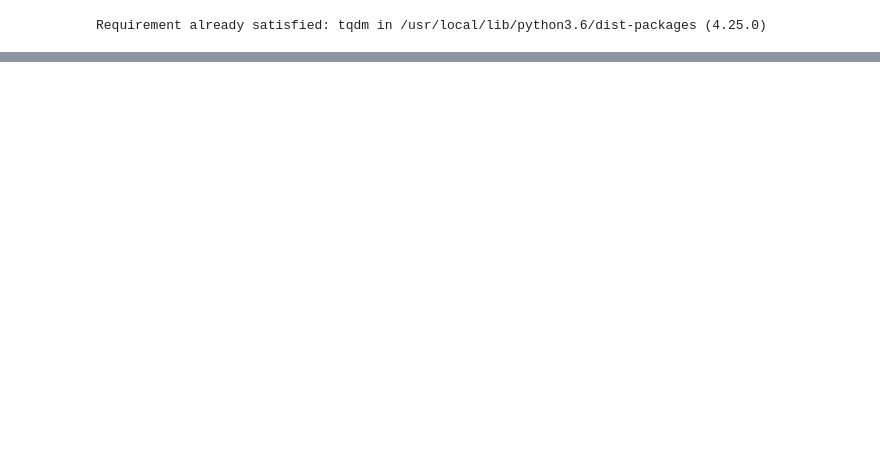
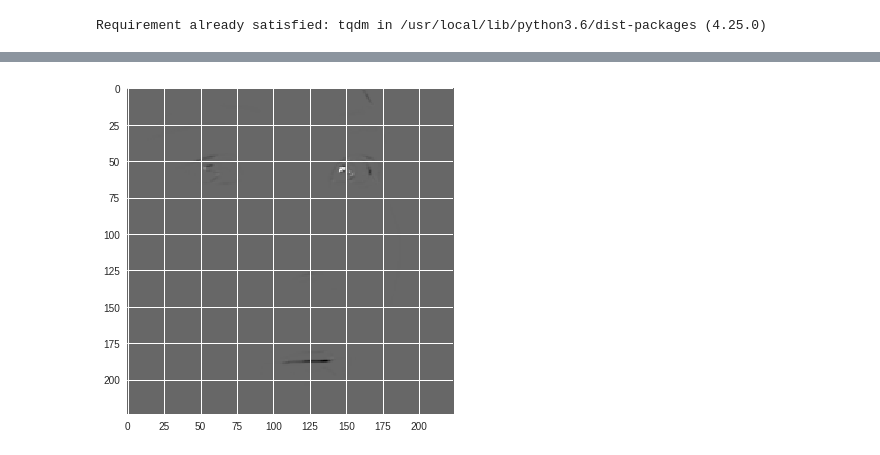
Before and after one commit to HyOsori/FaceClusterer, a Jupyter notebook: doomsheart/FaceClusterer.ipynb, the cells around one changed output, grey strips where cells are left out. Saved outputs shown, nothing was run; the diff lists cells and outputs as text; code cells hidden in the pictures; blank space fills up the shorter version.

Commit message:
use orb and harris corner, suggesting LOG(laplacian of gaussian)

```diff
--- a/doomsheart/FaceClusterer.ipynb
+++ b/doomsheart/FaceClusterer.ipynb
@@ -44,13 +44,13 @@ import numpy as np
 import os
 import datetime
 from matplotlib import pyplot as plt
-SEARCH_FRAME = []
 # %% [output]
 Requirement already satisfied: tqdm in /usr/local/lib/python3.6/dist-packages (4.25.0)
 # %%
 VIDEO_DIR = 'drive/FaceClustering/'
 VIDEO_FILE_NAME = 'WINNER_EVERYDAY.mp4'
-PROGRAM_START_TIME = datetime.datetime.now().strftime('%Y%m%d_%H-%M-%S')
+# PROGRAM_START_TIME = datetime.datetime.now().strftime('%Y%m%d_%H-%M-%S')
+PROGRAM_START_TIME = datetime.datetime.now().strftime('%Y%m%d')
 SAVE_CROPPED_FACE_DIR = 'drive/Cropped_imgs/' + PROGRAM_START_TIME + '-' + VIDEO_FILE_NAME.split('.')[0]
 CASCADE_DIR = 'drive/FaceClustering/lbpcascade_frontalface_improved.xml'
 # %%
@@ -123,0 +121,10 @@ TOTAL_FRAME / m_video_capture.get(cv.CAP_PROP_FPS)
+# %%
+def HarrisCorner():
+    img = cv.imread(SAVE_CROPPED_FACE_DIR + '/870_0.jpg')
+    img_gray = cv.cvtColor(img, cv.COLOR_BGR2GRAY)
+    corners = cv.cornerHarris(img_gray, 2, 3, 0.04)
+    plt.figure(figsize=(6, 6))
+    plt.imshow(corners, cmap='gray')
+HarrisCorner()
+# %% [output]
+[figure, added]
```
Also changed, not shown: parts of 6 cells of this notebook.
